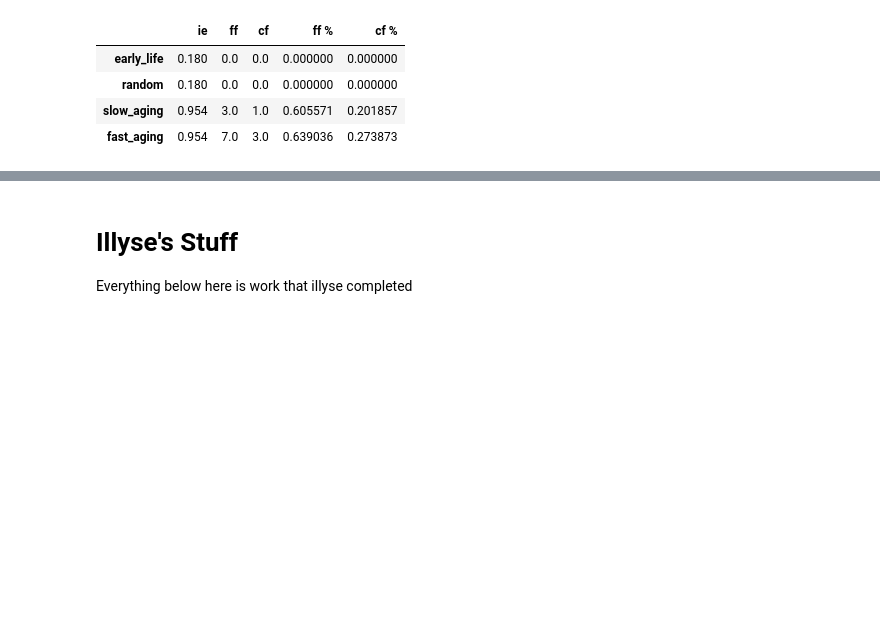
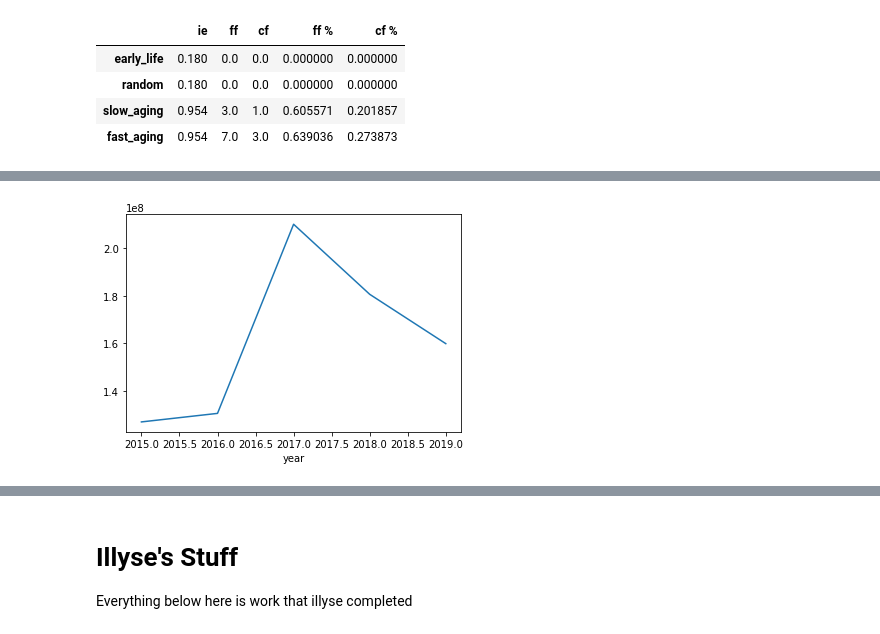
Before and after one commit to gavintreseder/pof, a Jupyter notebook: notebooks/component.ipynb, the cells around one changed output, grey strips where cells are left out. Cells and saved outputs as stored; diff of their text form; code cells hidden in the pictures; blank space fills up the shorter version.

```diff
--- a/notebooks/component.ipynb
+++ b/notebooks/component.ipynb
@@ -129,0 +133,3 @@ df_summary
+# %%
+df_forecast = get_forecast_age(df=df_age, start_year = 2015, end_year = 2019, current_year = 2020)
+df_forecast
@@ -129,0 +152,3 @@ df_summary
+# %%
+df_age_cost = df_erc.groupby(by=['time'])[['cost']].sum()
+df_age_cost
@@ -129,0 +170,3 @@ df_summary
+# %%
+df_cost = df_forecast['assets'].mul(df_age_cost.reindex(df_forecast.index).values, axis=1)
+df_cost
@@ -129,0 +188,15 @@ df_summary
+# %%
+def get_cost_profile(df_forecast, df_erc):
+
+    # Get the expected costs at each asset age
+    df_age_cost = df_erc.groupby(by=['time'])[['cost']].sum()
+
+    # Mutliply the age forecast by the costs at each age
+    df_cost = df_forecast['assets'].mul(df_age_cost.reindex(df_forecast.index).values, axis=1)
+
+    return df_cost
+# %%
+df_cost = get_cost_profile(df_forecast, df_erc)
+df_cost.sum().plot();
+# %% [output]
+[figure, added]
```
Also changed, not shown: parts of 15 cells of this notebook, 5 other files.
